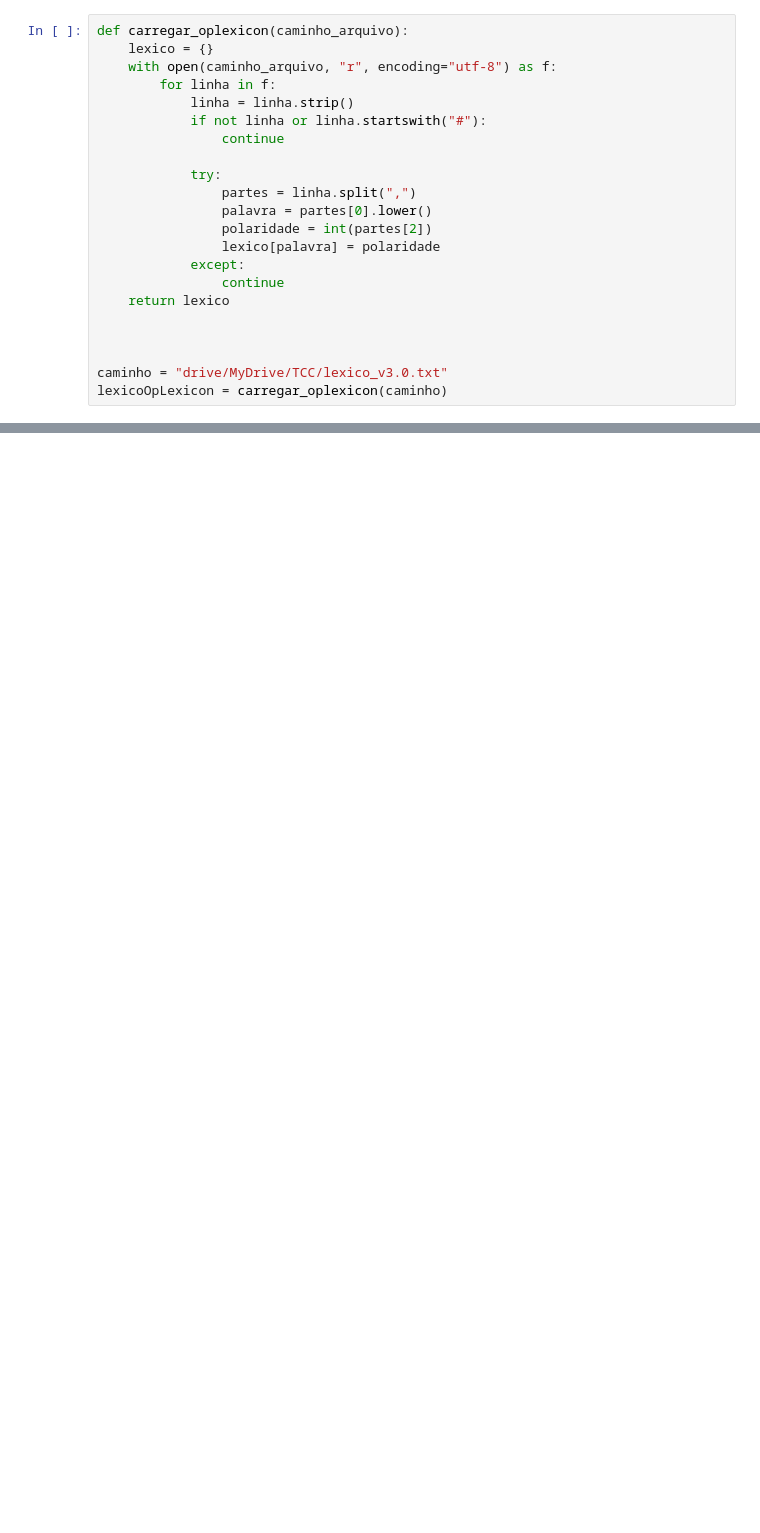
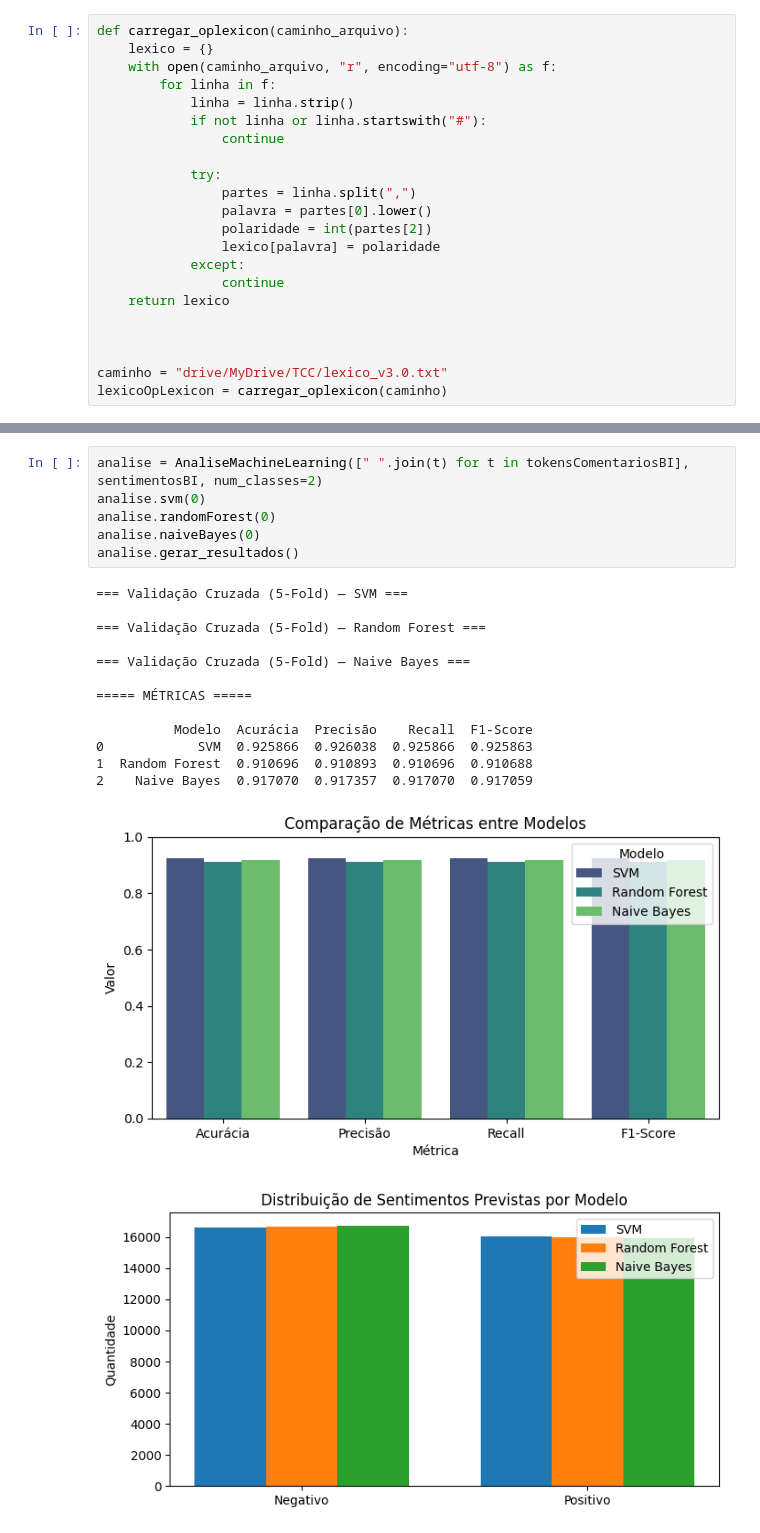
Before and after one commit to crissipires/tcc, a Jupyter notebook: TCC.ipynb, the cells around one changed output, grey strips where cells are left out. Cells and saved outputs as stored; diff of their text form; blank space fills up the shorter version.

```diff
--- a/TCC.ipynb
+++ b/TCC.ipynb
@@ -1131,0 +474,21 @@ Naive Bayes
+# %%
+analise = AnaliseMachineLearning([" ".join(t) for t in tokensComentariosBI], sentimentosBI, num_classes=2)
+analise.svm(0)
+analise.randomForest(0)
+analise.naiveBayes(0)
+analise.gerar_resultados()
+# %% [output]
+=== Validação Cruzada (5-Fold) — SVM ===
+
+=== Validação Cruzada (5-Fold) — Random Forest ===
+
+=== Validação Cruzada (5-Fold) — Naive Bayes ===
+
+===== MÉTRICAS =====
+
+          Modelo  Acurácia  Precisão    Recall  F1-Score
+0            SVM  0.925866  0.926038  0.925866  0.925863
+1  Random Forest  0.910696  0.910893  0.910696  0.910688
+2    Naive Bayes  0.917070  0.917357  0.917070  0.917059
+[figure, added]
+[figure, added]
```
Also changed, not shown: parts of 22 cells of this notebook.
